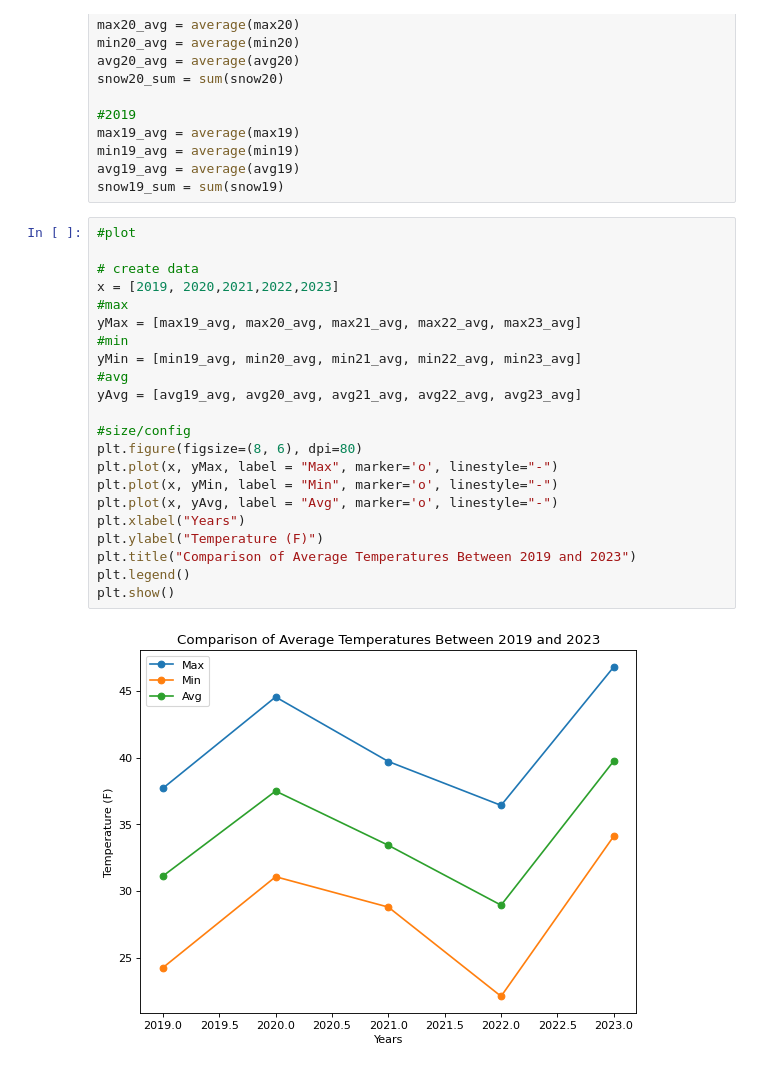
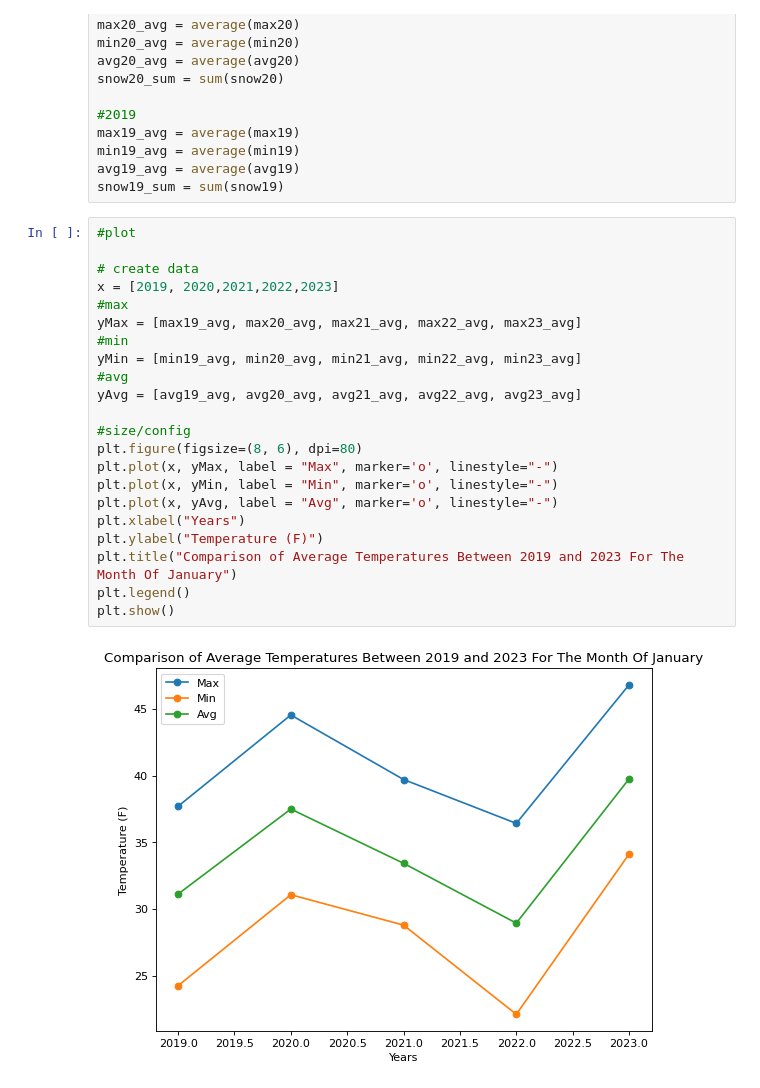
Before and after one commit to GuntherChung/inst414.w3.a1-, a Jupyter notebook: INST414 A1 Mod1.ipynb, the cells around one changed output. Drawn from its saved outputs; the diff is of its cells as text.

Commit message:
changes to the images

```diff
--- a/INST414 A1 Mod1.ipynb
+++ b/INST414 A1 Mod1.ipynb
@@ -150,27 +150,27 @@ snow19_sum = sum(snow19)
 # %%
 #plot
 
 # create data
 x = [2019, 2020,2021,2022,2023]
 #max
 yMax = [max19_avg, max20_avg, max21_avg, max22_avg, max23_avg]
 #min
 yMin = [min19_avg, min20_avg, min21_avg, min22_avg, min23_avg]
 #avg
 yAvg = [avg19_avg, avg20_avg, avg21_avg, avg22_avg, avg23_avg]
 
 #size/config
 plt.figure(figsize=(8, 6), dpi=80)
 plt.plot(x, yMax, label = "Max", marker='o', linestyle="-")
 plt.plot(x, yMin, label = "Min", marker='o', linestyle="-")
 plt.plot(x, yAvg, label = "Avg", marker='o', linestyle="-")
 plt.xlabel("Years")
 plt.ylabel("Temperature (F)")
-plt.title("Comparison of Average Temperatures Between 2019 and 2023")
+plt.title("Comparison of Average Temperatures Between 2019 and 2023 For The Month Of January")
 plt.legend()
 plt.show()
 # %% [output]
-[figure, old version]
+[figure, new version]
 # %%
 #Plot snow
 
```
Also changed, not shown: parts of 1 cell of this notebook, 3 other files.
